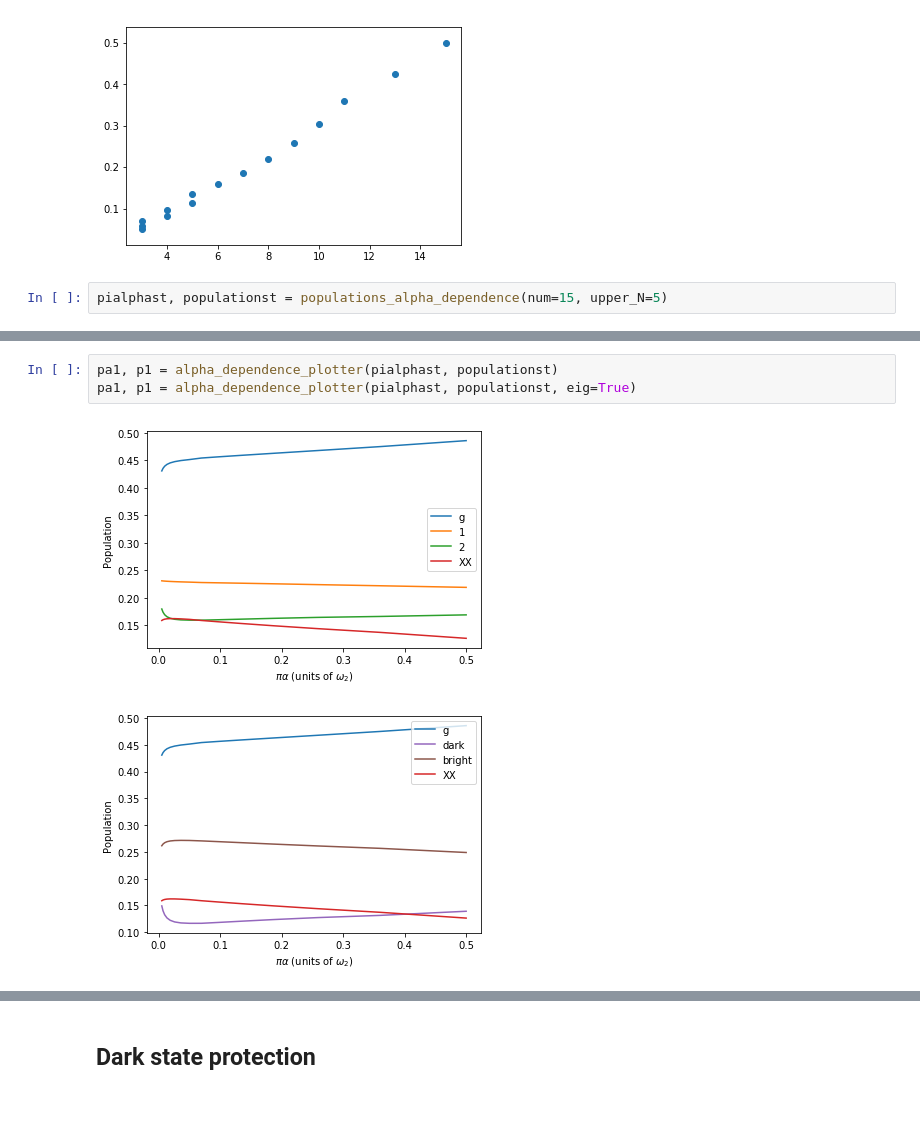
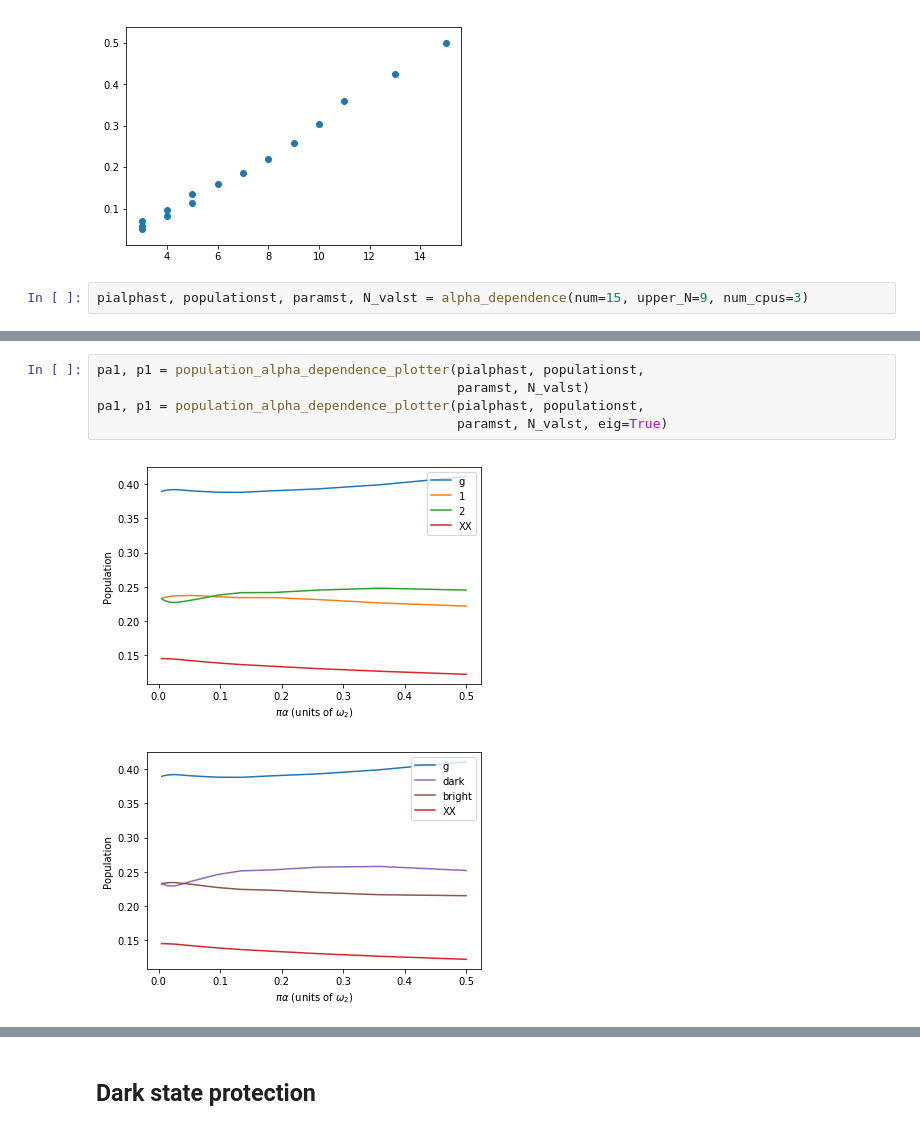
Before and after one commit to HenryMaguire/dimer-code, a Jupyter notebook: coherence_analysis.ipynb, the cells around one changed output, grey strips where cells are left out. Cells and saved outputs as stored; diff of their text form.

Commit message:
made coherence plotter. Need to run it on my laptop now.

```diff
--- a/coherence_analysis.ipynb
+++ b/coherence_analysis.ipynb
@@ -360,6 +270,6 @@ plt.show()
   0.35984284  0.42417145  0.5       ]
 [figure]
 # %%
-pialphast, populationst = populations_alpha_dependence(num=15, upper_N=5)
+pialphast, populationst, paramst, N_valst = alpha_dependence(num=15, upper_N=9, num_cpus=3)
 # %% [output]
 Gap is 223.60679775. Phonon thermal energy is 208.5. Phonon SD peak is 140.0.
@@ -382,7 +292,9 @@ RC STUFF DONE
 # %%
-pa1, p1 = alpha_dependence_plotter(pialphast, populationst)
-pa1, p1 = alpha_dependence_plotter(pialphast, populationst, eig=True)
+pa1, p1 = population_alpha_dependence_plotter(pialphast, populationst,
+                                              paramst, N_valst)
+pa1, p1 = population_alpha_dependence_plotter(pialphast, populationst,
+                                              paramst, N_valst, eig=True)
 # %% [output]
-[figure, old version]
+[figure, new version]
-[figure, old version]
+[figure, new version]
 # %%
```
Also changed, not shown: parts of 13 cells of this notebook, 5 other files.
